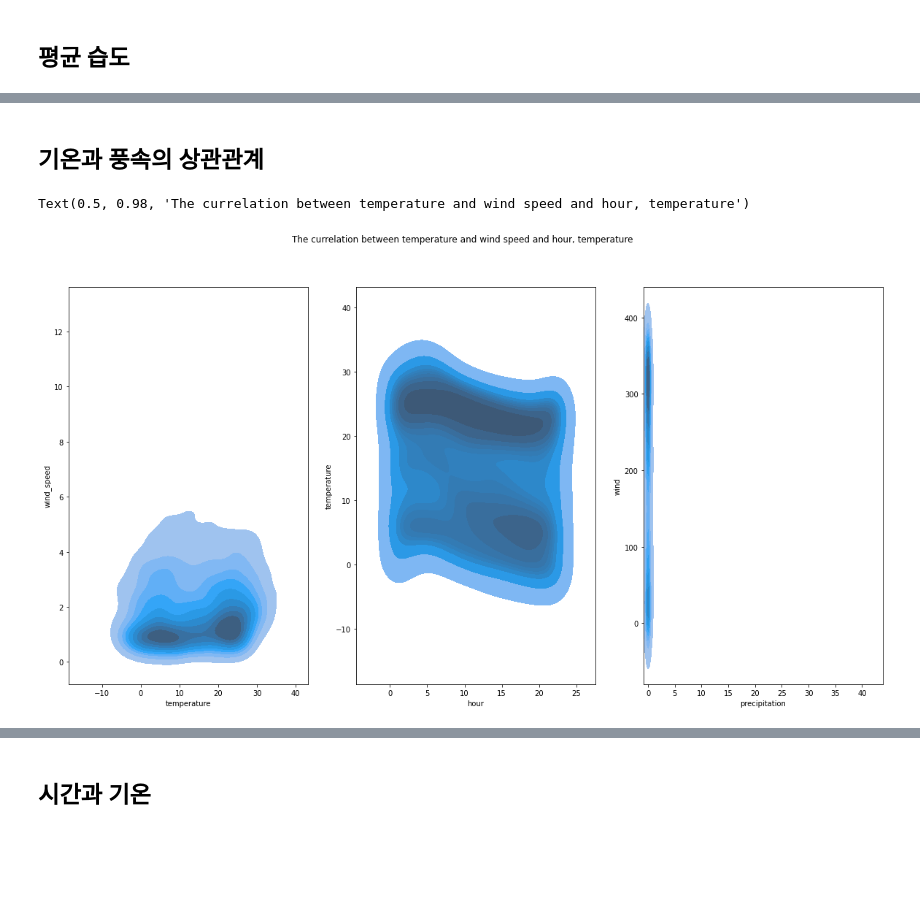
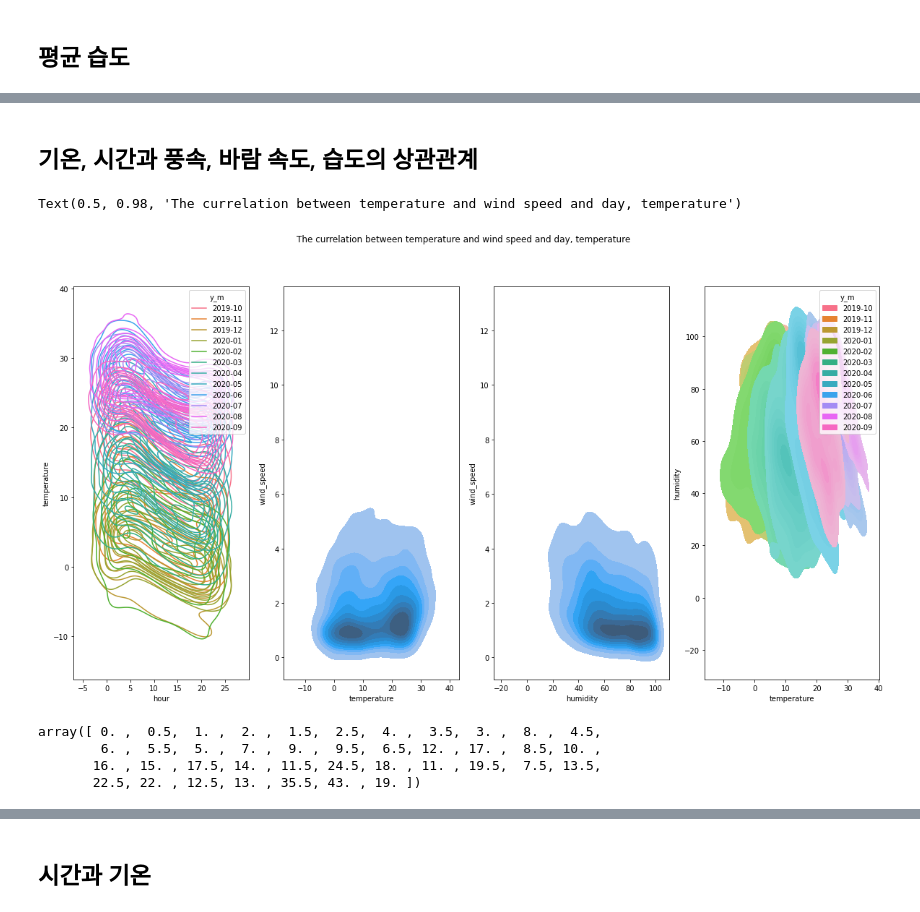
Before and after one commit to wiv33/A-Learning-python, a Jupyter notebook: machine-learning/_000_hello_machine/_000_basic/_003_tensorflow_cuk_edu/_002_2_ml/_002_weather_analysis.ipynb, the cells around one changed output, grey strips where cells are left out. Cells and saved outputs as stored; diff of their text form; code cells hidden in the pictures; blank space fills up the shorter version.

```diff
--- a/machine-learning/_000_hello_machine/_000_basic/_003_tensorflow_cuk_edu/_002_2_ml/_002_weather_analysis.ipynb
+++ b/machine-learning/_000_hello_machine/_000_basic/_003_tensorflow_cuk_edu/_002_2_ml/_002_weather_analysis.ipynb
@@ -168,10 +139,0 @@ df_precipitation.head()
-# %%
-df_precipitation.insert(0, column='date', value=np.array(dates).flatten())
-
-df = df_precipitation.iloc[:, [0, 2]]
-df['precipitation'] = df_precipitation.precipitation
-df['precipitation_shape'] = df_precipitation_shape['precipitation_shape']
-df['temperature'] = df_temperature['temperature']
-df['humidity'] = df_humidity.humidity
-df['wind'] = df_direction_of_the_wind.wind
-df['wind_speed'] = df_wind_speed.wind_speed
@@ -501,24 +491,40 @@ np.mean(df.humidity)
-# %% [markdown]
-## 기온과 풍속의 상관관계
+# %% [markdown]
+## 기온, 시간과 풍속, 바람 속도, 습도의 상관관계
 # %%
-fig, ax = plt.subplots(1, 3, figsize=(20, 10))
+fig, ax = plt.subplots(1, 4, figsize=(20, 10))
+
+sns.kdeplot(x=df['hour'],
+            y=df['temperature'],
+            data=df,
+            # shade=True,
+            hue='y_m',
+            ax=ax[0])
+
 sns.kdeplot(x=df['temperature'],
             y=df['wind_speed'],
             shade=True,
-            ax=ax[0])
-
-sns.kdeplot(x=df['hour'],
-            y=df['temperature'],
-            shade=True,
             ax=ax[1])
 
-
-sns.kdeplot(x=df['precipitation'],
-            y=df['wind'],
+sns.kdeplot(x=df['humidity'],
+            y=df['wind_speed'],
             shade=True,
             ax=ax[2])
 
-plt.suptitle('The currelation between temperature and wind speed and hour, temperature')
+sns.kdeplot(x='temperature',
+            y='humidity',
+            data=df,
+            hue='y_m',
+            shade=True,
+            ax=ax[3])
+
+plt.suptitle('The currelation between temperature and wind speed and day, temperature')
 # %% [output]
-Text(0.5, 0.98, 'The currelation between temperature and wind speed and hour, temperature')
+Text(0.5, 0.98, 'The currelation between temperature and wind speed and day, temperature')
-[figure, old version]
+[figure, new version]
+# %%
+df.precipitation.unique()
+# %% [output]
+array([ 0. ,  0.5,  1. ,  2. ,  1.5,  2.5,  4. ,  3.5,  3. ,  8. ,  4.5,
+        6. ,  5.5,  5. ,  7. ,  9. ,  9.5,  6.5, 12. , 17. ,  8.5, 10. ,
+       16. , 15. , 17.5, 14. , 11.5, 24.5, 18. , 11. , 19.5,  7.5, 13.5,
+       22.5, 22. , 12.5, 13. , 35.5, 43. , 19. ])
```
Also changed, not shown: parts of 38 cells of this notebook.
